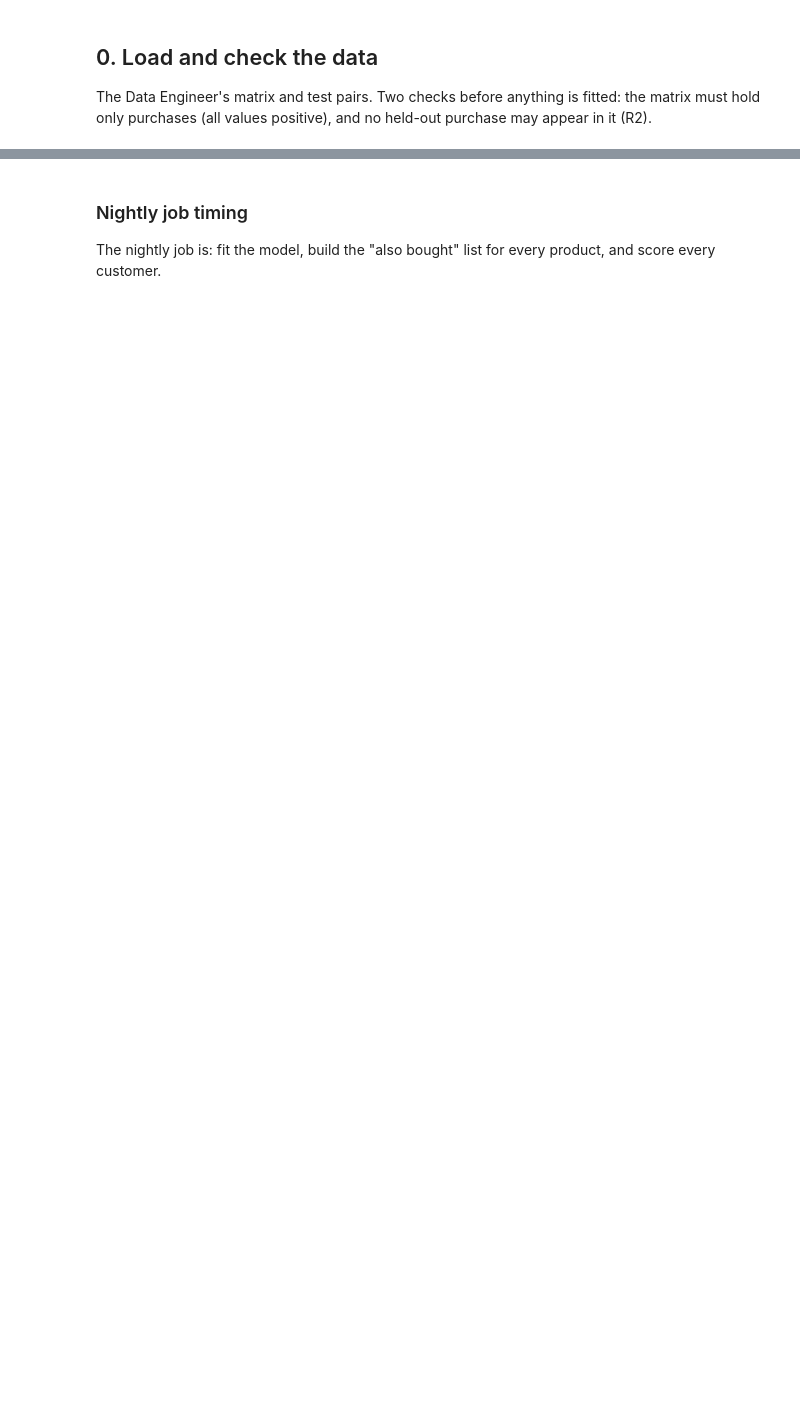
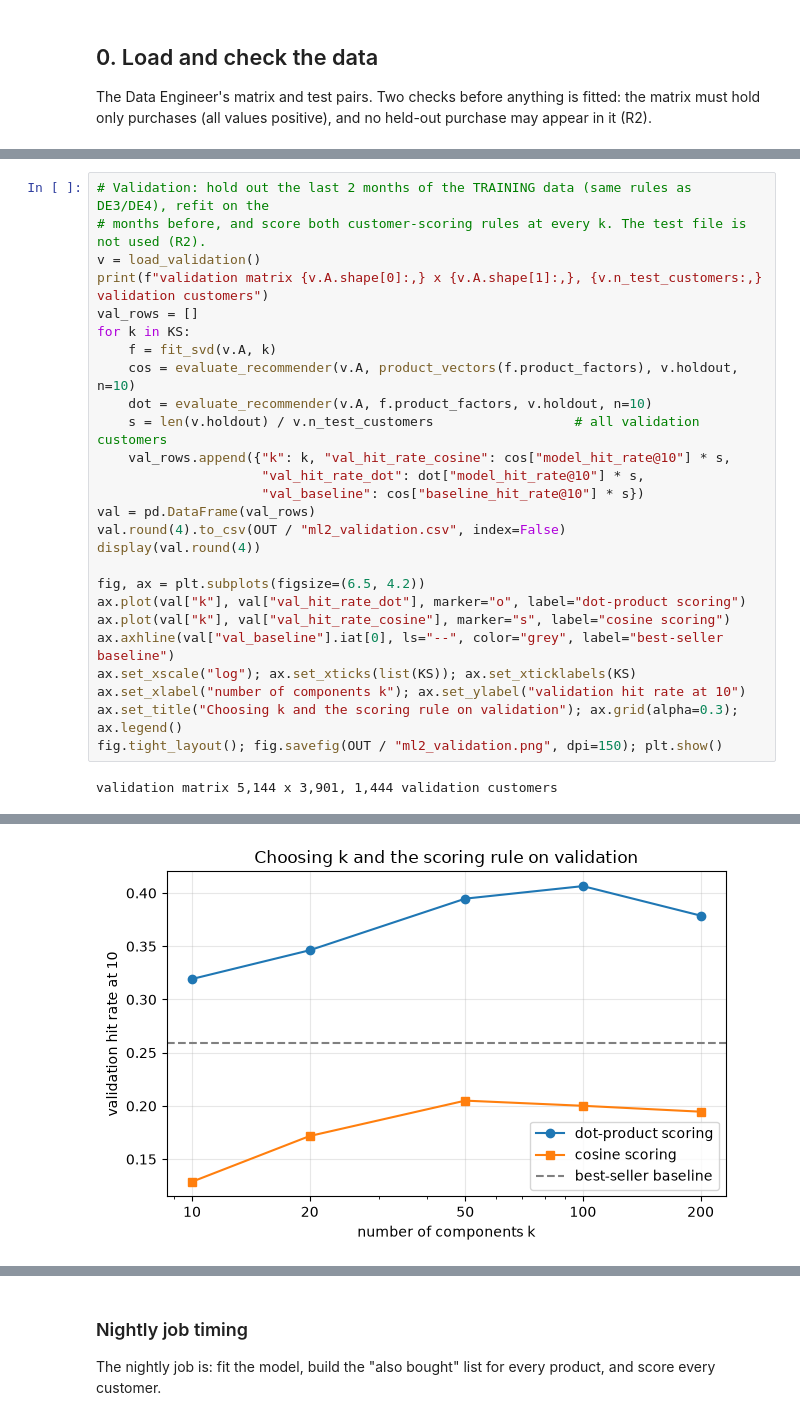
Before and after one commit to NCvibin/PCA-SVD-Project-1, a Jupyter notebook: notebooks/analysis.ipynb, the cells around one changed output, grey strips where cells are left out. Drawn from its saved outputs; the diff is of its cells as text; blank space fills up the shorter version.

Commit message:
Jupyter Notebook v2
Improvements made on chosen k, customer map, and Cosine vs Dot Product similarities; with inputs from Data Engineer Trung Pham

```diff
--- a/notebooks/analysis.ipynb
+++ b/notebooks/analysis.ipynb
@@ -88,0 +120,28 @@ display(gain)
+# %%
+# Validation: hold out the last 2 months of the TRAINING data (same rules as DE3/DE4), refit on the
+# months before, and score both customer-scoring rules at every k. The test file is not used (R2).
+v = load_validation()
+print(f"validation matrix {v.A.shape[0]:,} x {v.A.shape[1]:,}, {v.n_test_customers:,} validation customers")
+val_rows = []
+for k in KS:
+    f = fit_svd(v.A, k)
+    cos = evaluate_recommender(v.A, product_vectors(f.product_factors), v.holdout, n=10)
+    dot = evaluate_recommender(v.A, f.product_factors, v.holdout, n=10)
+    s = len(v.holdout) / v.n_test_customers                  # all validation customers
+    val_rows.append({"k": k, "val_hit_rate_cosine": cos["model_hit_rate@10"] * s,
+                     "val_hit_rate_dot": dot["model_hit_rate@10"] * s,
+                     "val_baseline": cos["baseline_hit_rate@10"] * s})
+val = pd.DataFrame(val_rows)
+val.round(4).to_csv(OUT / "ml2_validation.csv", index=False)
+display(val.round(4))
+
+fig, ax = plt.subplots(figsize=(6.5, 4.2))
+ax.plot(val["k"], val["val_hit_rate_dot"], marker="o", label="dot-product scoring")
+ax.plot(val["k"], val["val_hit_rate_cosine"], marker="s", label="cosine scoring")
+ax.axhline(val["val_baseline"].iat[0], ls="--", color="grey", label="best-seller baseline")
+ax.set_xscale("log"); ax.set_xticks(list(KS)); ax.set_xticklabels(KS)
+ax.set_xlabel("number of components k"); ax.set_ylabel("validation hit rate at 10")
+ax.set_title("Choosing k and the scoring rule on validation"); ax.grid(alpha=0.3); ax.legend()
+fig.tight_layout(); fig.savefig(OUT / "ml2_validation.png", dpi=150); plt.show()
+# %% [output]
+validation matrix 5,144 x 3,901, 1,444 validation customers
@@ -89,3 +154,4 @@ display(gain)
+[figure, added]
 # %% [markdown]
 ### Choosing k
 
```
Also changed, not shown: parts of 32 cells of this notebook.
